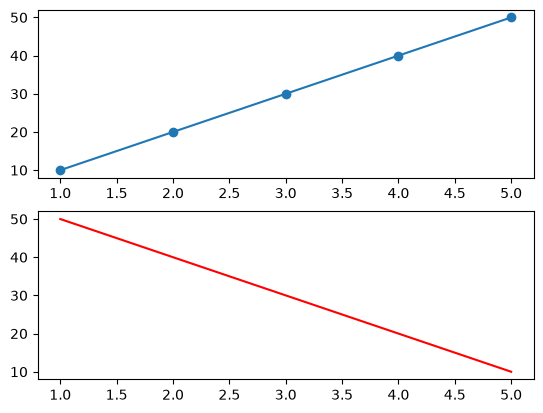
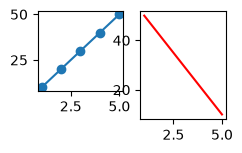
Unified diff of the notebook cell whose output changed from the first chart to the second:
--- before
+++ after
@@ -1,4 +1,4 @@
-plt.subplot(2, 1, 1)
+plt.subplot(4, 5, 1)
 plt.plot(x, y1, 'o-')
-plt.subplot(2, 1, 2)
+plt.subplot(3, 5, 2)
 plt.plot(x, y2, 'r-')

Commit: add